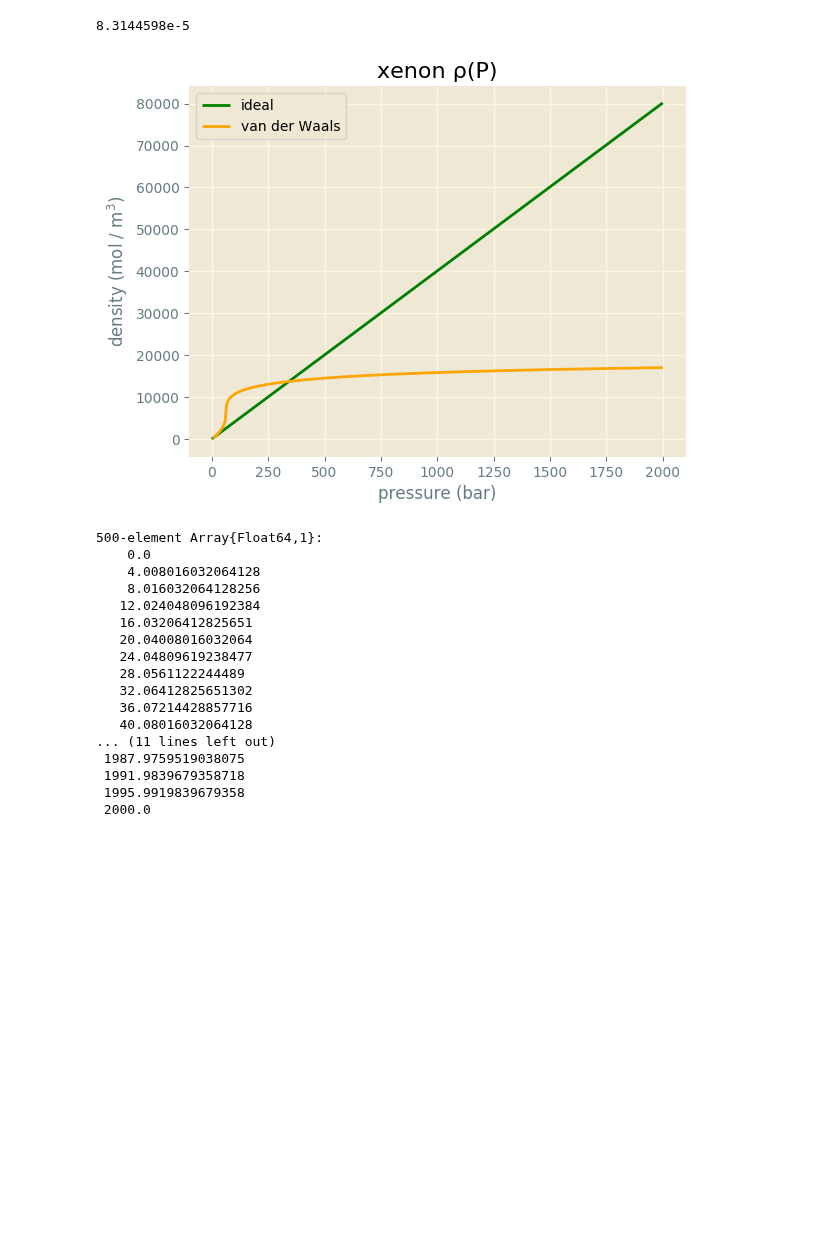
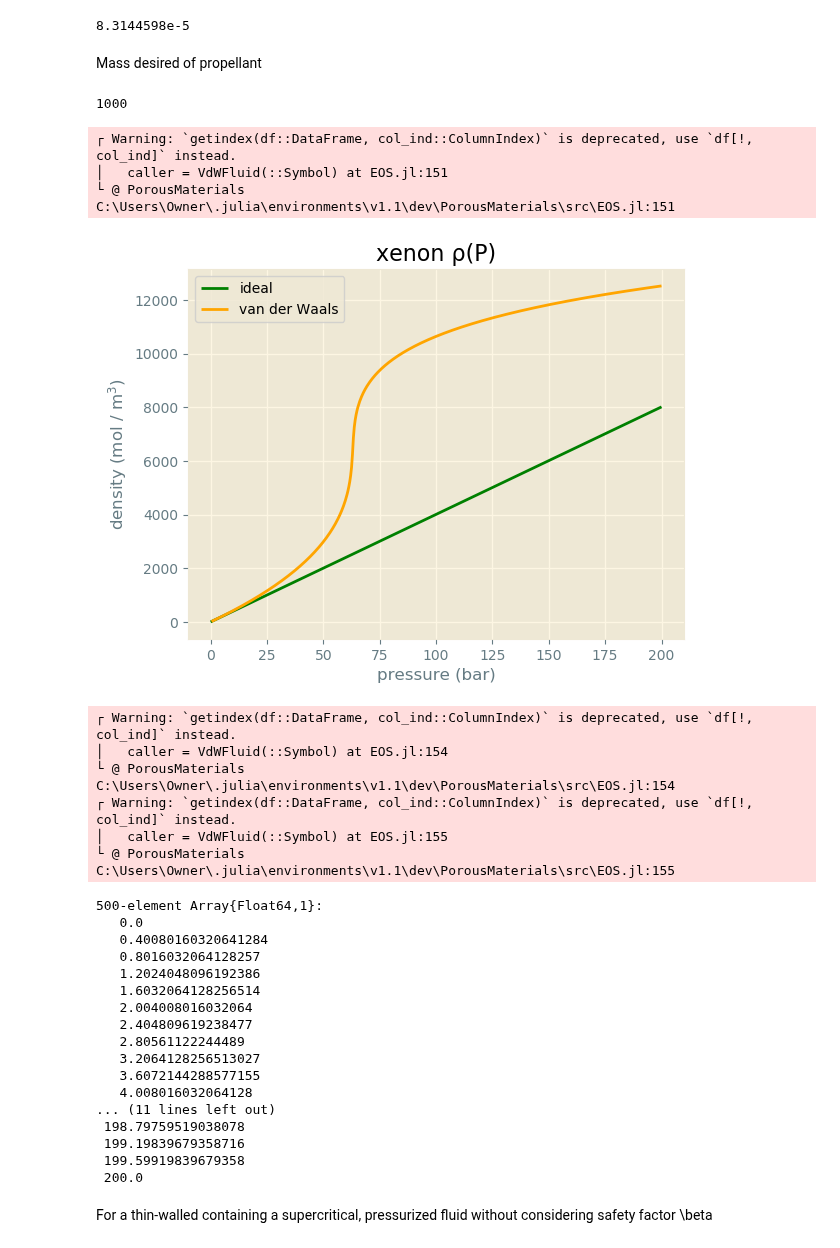
Before and after one commit to SimonEnsemble/PropellantStorage, a Jupyter notebook: Xe_Propellant_Storage.ipynb, the cells around one changed output. Saved outputs shown, nothing was run; the diff lists cells and outputs as text; code cells hidden in the pictures; blank space fills up the shorter version.

```diff
--- a/Xe_Propellant_Storage.ipynb
+++ b/Xe_Propellant_Storage.ipynb
@@ -25,48 +27,65 @@ Universal gas constant
 const R = 8.3144598e-5 # m³-bar/(K-mol)
 # %% [output]
 8.3144598e-5
+# %% [markdown]
+Mass desired of propellant
+# %%
+m_p = 1000 # mol
+# %% [output]
+1000
 # %%
-P = range(0.0, stop=2000.0, length=500) # bar
+P = range(0.0, stop=200.0, length=500) # bar
 
 # ideal gas density
 ρ_ig = P / (R * T) # mol / m³
 
 ρ_vdw = zeros(length(P))
 xe = VdWFluid(:Xe)
 
 for (i, p_i) in enumerate(P)
     props = calculate_properties(xe, T, p_i, verbose=false)
     ρ_vdw[i] = props["density (mol/m³)"]
 end
 
 figure()
 plot(P, ρ_ig, color="green", label="ideal")
 plot(P, ρ_vdw, color="orange", label="van der Waals")
 xlabel("pressure (bar)")
 ylabel("density (mol / m\$^3\$)")
 legend()
 title("xenon ρ(P)")
-savefig("Xenon Ideal Gas vs. van der Waals Gas.png", format="png",
+savefig("Xenon Ideal Gas vs. van der Waals Gas Density.png", format="png",
        dpi=300)
 # %% [output]
+┌ Warning: `getindex(df::DataFrame, col_ind::ColumnIndex)` is deprecated, use `df[!, col_ind]` instead.
+│   caller = VdWFluid(::Symbol) at EOS.jl:151
+└ @ PorousMaterials C:\Users\Owner\.julia\environments\v1.1\dev\PorousMaterials\src\EOS.jl:151
-[figure, old version]
+[figure, new version]
+┌ Warning: `getindex(df::DataFrame, col_ind::ColumnIndex)` is deprecated, use `df[!, col_ind]` instead.
+│   caller = VdWFluid(::Symbol) at EOS.jl:154
+└ @ PorousMaterials C:\Users\Owner\.julia\environments\v1.1\dev\PorousMaterials\src\EOS.jl:154
+┌ Warning: `getindex(df::DataFrame, col_ind::ColumnIndex)` is deprecated, use `df[!, col_ind]` instead.
+│   caller = VdWFluid(::Symbol) at EOS.jl:155
+└ @ PorousMaterials C:\Users\Owner\.julia\environments\v1.1\dev\PorousMaterials\src\EOS.jl:155
 # %%
 collect(P)
 # %% [output]
 500-element Array{Float64,1}:
-    0.0
-    4.008016032064128
-    8.016032064128256
-   12.024048096192384
-   16.03206412825651
-   20.04008016032064
-   24.04809619238477
-   28.0561122244489
-   32.06412825651302
-   36.07214428857716
-   40.08016032064128
+   0.0
+   0.40080160320641284
+   0.8016032064128257
+   1.2024048096192386
+   1.6032064128256514
+   2.004008016032064
+   2.404809619238477
+   2.80561122244489
+   3.2064128256513027
+   3.6072144288577155
+   4.008016032064128
 ... (11 lines left out)
- 1987.9759519038075
- 1991.9839679358718
- 1995.9919839679358
- 2000.0
+ 198.79759519038078
+ 199.19839679358716
+ 199.59919839679358
+ 200.0
+# %% [markdown]
+For a thin-walled containing a supercritical, pressurized fluid without considering safety factor \beta
```
Also changed, not shown: parts of 10 cells of this notebook, 4 other files.
